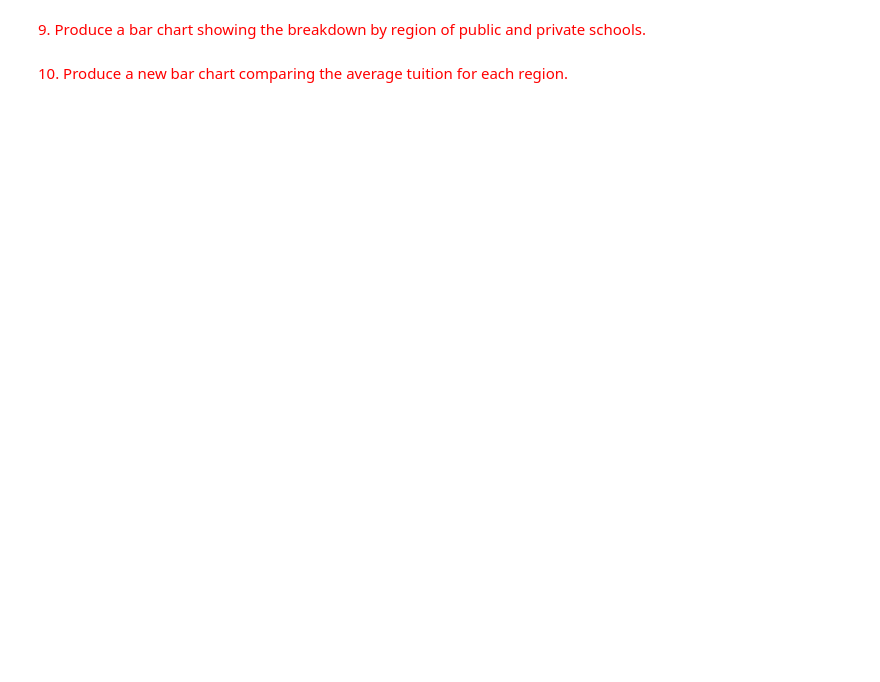
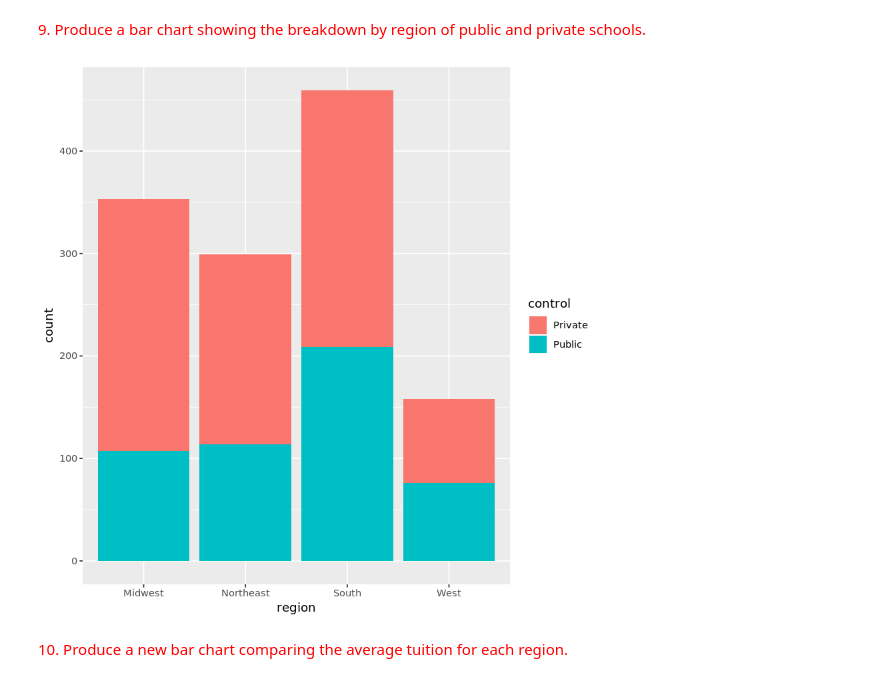
Before and after one commit to eparrish64/csci627-assignment04-eparrish64, a Jupyter notebook: CSCI627-assignment04.ipynb, the cells around one changed output. Saved outputs shown, nothing was run; the diff lists cells and outputs as text; code cells hidden in the pictures; blank space fills up the shorter version.

```diff
--- a/CSCI627-assignment04.ipynb
+++ b/CSCI627-assignment04.ipynb
@@ -25,4 +181,9 @@ This is based on *Data Visualization in R with ggplot2* from lynda.com
 # %% [markdown]
 <span style="color:red">9. Produce a bar chart showing the breakdown by region of public and private schools.
+# %%
+ggplot(data=college) +
+    geom_bar(mapping=aes(x=region,fill=control))
+# %% [output]
+[figure, added]
 # %% [markdown]
 <span style="color:red">10. Produce a new bar chart comparing the average tuition for each region.</span>
```
Also changed, not shown: parts of 45 cells of this notebook.
